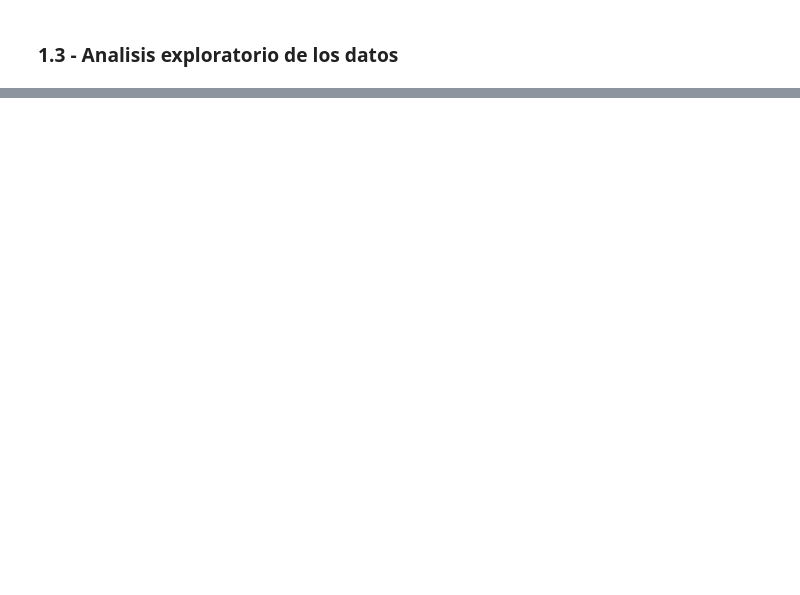
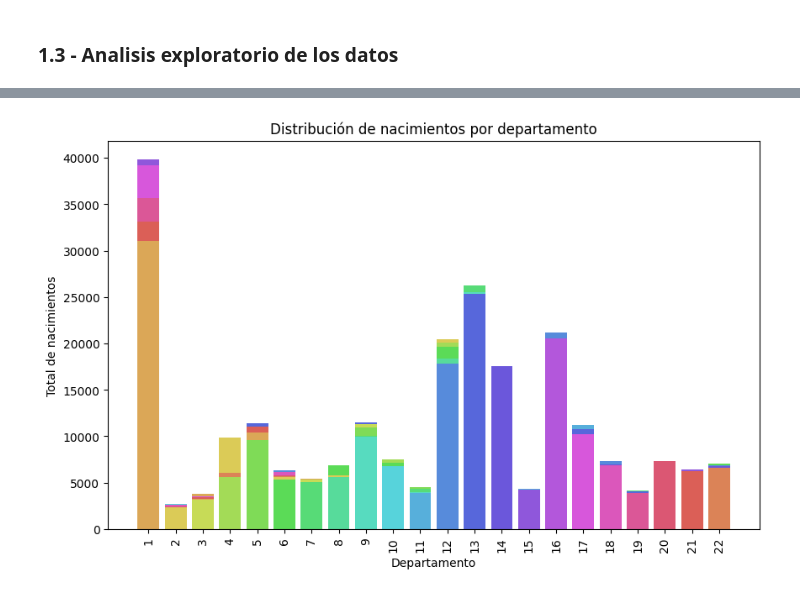
Before and after one commit to aleg001/Proyecto1-MD, a Jupyter notebook: Natalidad.ipynb, the cells around one changed output, grey strips where cells are left out. Cells and saved outputs as stored; diff of their text form; code cells hidden in the pictures; blank space fills up the shorter version.

```diff
--- a/Natalidad.ipynb
+++ b/Natalidad.ipynb
@@ -145,0 +243,25 @@ df_merged.tail(10)
+# %%
+# Crear el gráfico de barras con los nombres de los departamentos y colores asignados
+plt.figure(figsize=(10, 6))
+
+# Definir una paleta de colores personalizada con 22 colores distintos
+colors = sns.color_palette('hls', 22)
+
+# Iterar sobre las filas del DataFrame
+for index, row in df_merged.iterrows():
+    departamento = row['Departamento']
+    total = row['Total']
+    color = colors[index % len(colors)]  # Obtener el color utilizando el índice módulo la longitud de la lista de colores
+    plt.bar(departamento, total, color=color)
+
+plt.xlabel('Departamento')
+plt.ylabel('Total de nacimientos')
+plt.title('Distribución de nacimientos por departamento')
+# Configurar la escala del eje x de uno en uno
+plt.xticks(range(1, len(departamentos) + 1), range(1, len(departamentos) + 1))
+plt.xticks(rotation=90)
+
+# Mostrar el gráfico
+plt.show()
+# %% [output]
+[figure, added]
```
Also changed, not shown: parts of 13 cells of this notebook.
